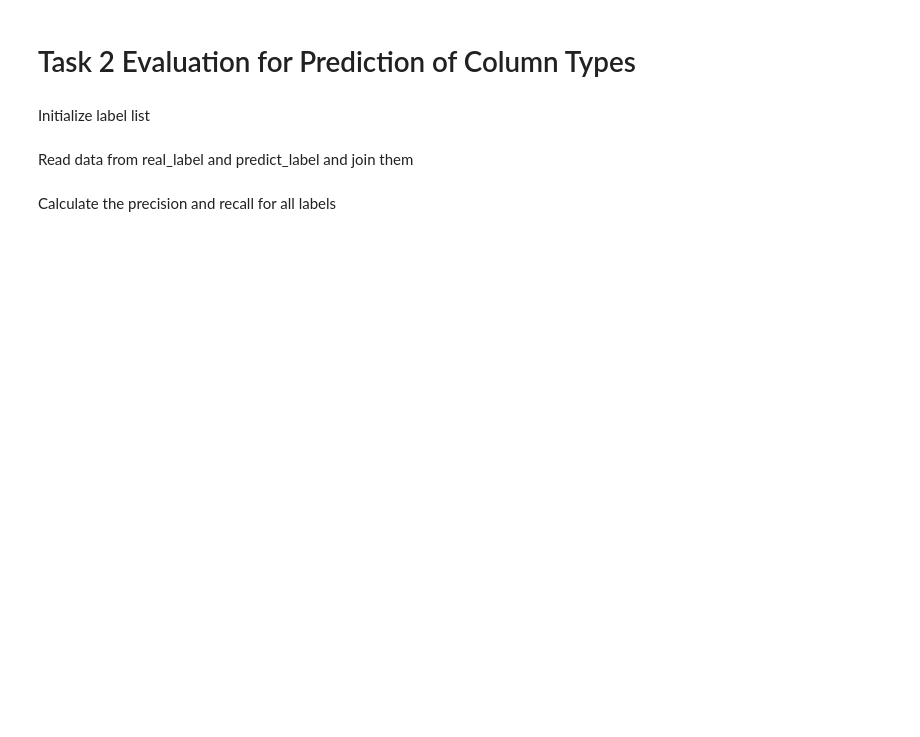
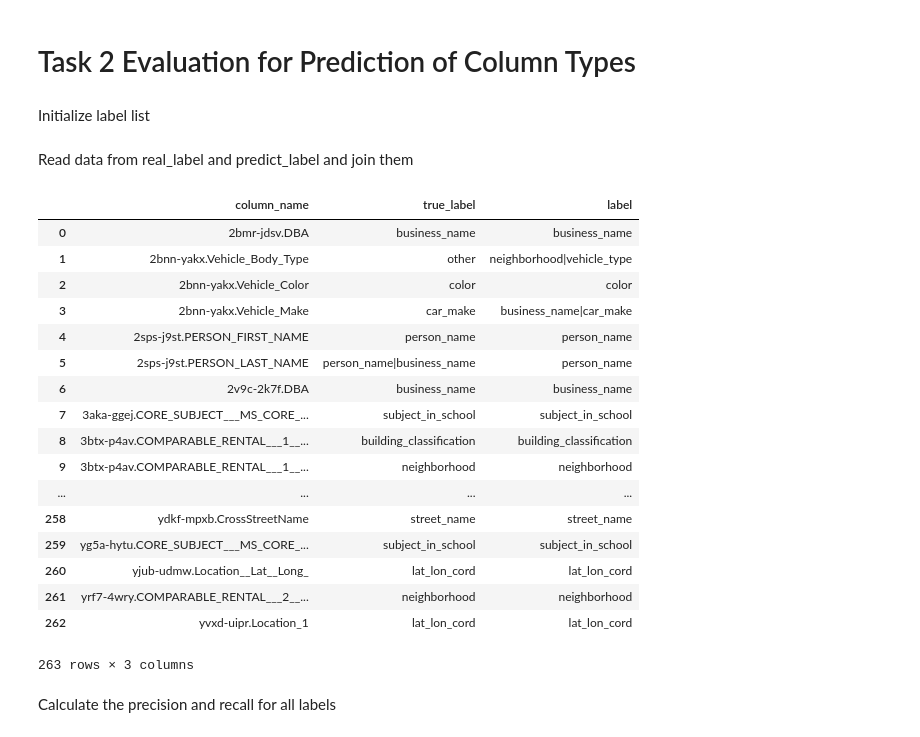
Before and after one commit to poi233/bigdata_project, a Jupyter notebook: Task2.ipynb, the cells around one changed output. Saved outputs shown, nothing was run; the diff lists cells and outputs as text; code cells hidden in the pictures; blank space fills up the shorter version.

```diff
--- a/Task2.ipynb
+++ b/Task2.ipynb
@@ -17,6 +17,27 @@ Read data from real_label and predict_label and join them
 true_label = pd.read_csv("real_label.csv")
 pred_label = pd.read_csv("predict_label.csv")
 result = pd.merge(true_label, pred_label, how='inner', on='column_name')
+# %%
+result
+# %% [output]
+|  | column_name | true_label | label |
+| 0 | 2bmr-jdsv.DBA | business_name | business_name |
+| 1 | 2bnn-yakx.Vehicle_Body_Type | other | neighborhood|vehicle_type |
+| 2 | 2bnn-yakx.Vehicle_Color | color | color |
+| 3 | 2bnn-yakx.Vehicle_Make | car_make | business_name|car_make |
+| 4 | 2sps-j9st.PERSON_FIRST_NAME | person_name | person_name |
+| 5 | 2sps-j9st.PERSON_LAST_NAME | person_name|business_name | person_name |
+| 6 | 2v9c-2k7f.DBA | business_name | business_name |
+| 7 | 3aka-ggej.CORE_SUBJECT___MS_CORE_... | subject_in_school | subject_in_school |
+| 8 | 3btx-p4av.COMPARABLE_RENTAL___1__... | building_classification | building_classification |
+| 9 | 3btx-p4av.COMPARABLE_RENTAL___1__... | neighborhood | neighborhood |
+| ... | ... | ... | ... |
+| 258 | ydkf-mpxb.CrossStreetName | street_name | street_name |
+| 259 | yg5a-hytu.CORE_SUBJECT___MS_CORE_... | subject_in_school | subject_in_school |
+| 260 | yjub-udmw.Location__Lat__Long_ | lat_lon_cord | lat_lon_cord |
+| 261 | yrf7-4wry.COMPARABLE_RENTAL___2__... | neighborhood | neighborhood |
+| 262 | yvxd-uipr.Location_1 | lat_lon_cord | lat_lon_cord |
+263 rows × 3 columns
 # %% [markdown]
 Calculate the precision and recall for all labels
 # %%
```
Also changed, not shown: parts of 2 cells of this notebook, 6 other files.
